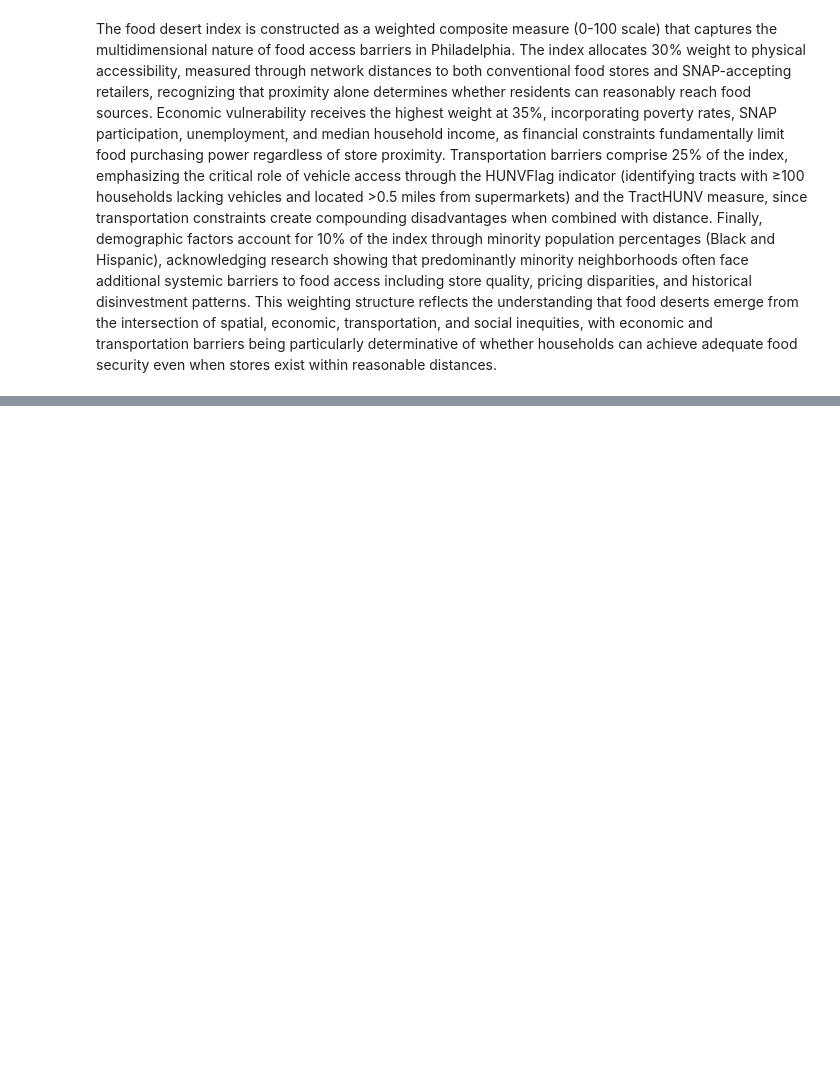
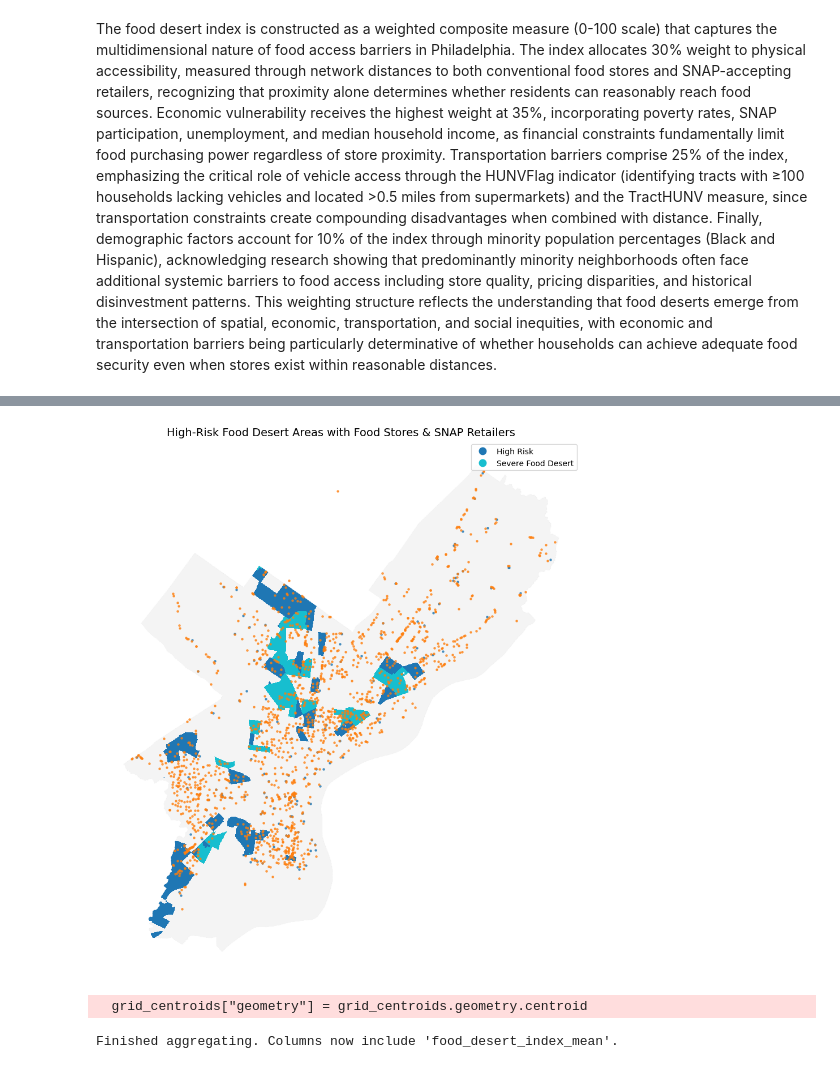
Before and after one commit to wenshaoting6-ui/MUSA-5500-Final-Project, a Jupyter notebook: Code.ipynb, the cells around one changed output, grey strips where cells are left out. Cells and saved outputs as stored; diff of their text form; code cells hidden in the pictures; blank space fills up the shorter version.

```diff
--- a/Code.ipynb
+++ b/Code.ipynb
@@ -589,0 +562,79 @@ Error:
+# %%
+# Filter high-risk + severe cells
+high_risk = grid_clean[grid_clean["food_desert_category"].isin(["High Risk", "Severe Food Desert"])]
+
+# Make sure SNAP and food stores are in same CRS
+snap_proj = snapgdf.to_crs(grid_clean.crs)
+foodstore_proj = foodstore_proj.to_crs(grid_clean.crs)
+
+fig, ax = plt.subplots(1, 1, figsize=(10, 10))
+
+# Base: all grid cells (light)
+grid_clean.plot(ax=ax, color="#eeeeee", linewidth=0, alpha=0.6)
+
+# High-risk cells
+high_risk.plot(
+    ax=ax,
+    column="food_desert_category",
+    categorical=True,
+    legend=True,
+    linewidth=0
+)
+
+# Food stores and SNAP retailers
+foodstore_proj.plot(ax=ax, markersize=5, alpha=0.7)
+snap_proj.plot(ax=ax, markersize=5, alpha=0.7)
+
+ax.set_title("High-Risk Food Desert Areas with Food Stores & SNAP Retailers", fontsize=14)
+ax.set_axis_off()
+plt.tight_layout()
+plt.show()
+# %% [output]
+[figure, added]
+# %%
+import geopandas as gpd
+
+# 1. Start from the cleaned grid and ensure it has an active geometry
+#    (the polygon grid cells)
+grid_centroids = grid_clean.copy()
+grid_centroids = grid_centroids.set_geometry("geometry")
+
+# 2. Make sure grid and tracts are in the same CRS
+#    merged_gdf already has tract geometries
+grid_centroids = grid_centroids.to_crs(merged_gdf.crs)
+
+# 3. Replace polygon geometry with centroids for the spatial join
+#    (geometry column stays called "geometry", but now it's points)
+grid_centroids["geometry"] = grid_centroids.geometry.centroid
+
+# 4. Spatial join: which tract each grid cell centroid falls in
+joined = gpd.sjoin(
+    grid_centroids[["food_desert_index", "geometry"]],
+    merged_gdf[["tract", "geometry"]],
+    how="left",
+    predicate="within"
+)
+
+# 5. Average food desert index per tract
+tract_index = (
+    joined
+    .groupby("tract")["food_desert_index"]
+    .mean()
+    .reset_index()
+)
+tract_index.rename(
+    columns={"food_desert_index": "food_desert_index_mean"},
+    inplace=True
+)
+
+# 6. Merge back into tract polygons
+tracts_with_index = merged_gdf.merge(
+    tract_index,
+    on="tract",
+    how="left"
+)
+
+print("Finished aggregating. Columns now include 'food_desert_index_mean'.")
+# %% [output]
+  grid_centroids["geometry"] = grid_centroids.geometry.centroid
+Finished aggregating. Columns now include 'food_desert_index_mean'.
```
Also changed, not shown: parts of 10 cells of this notebook, 1 other file.
